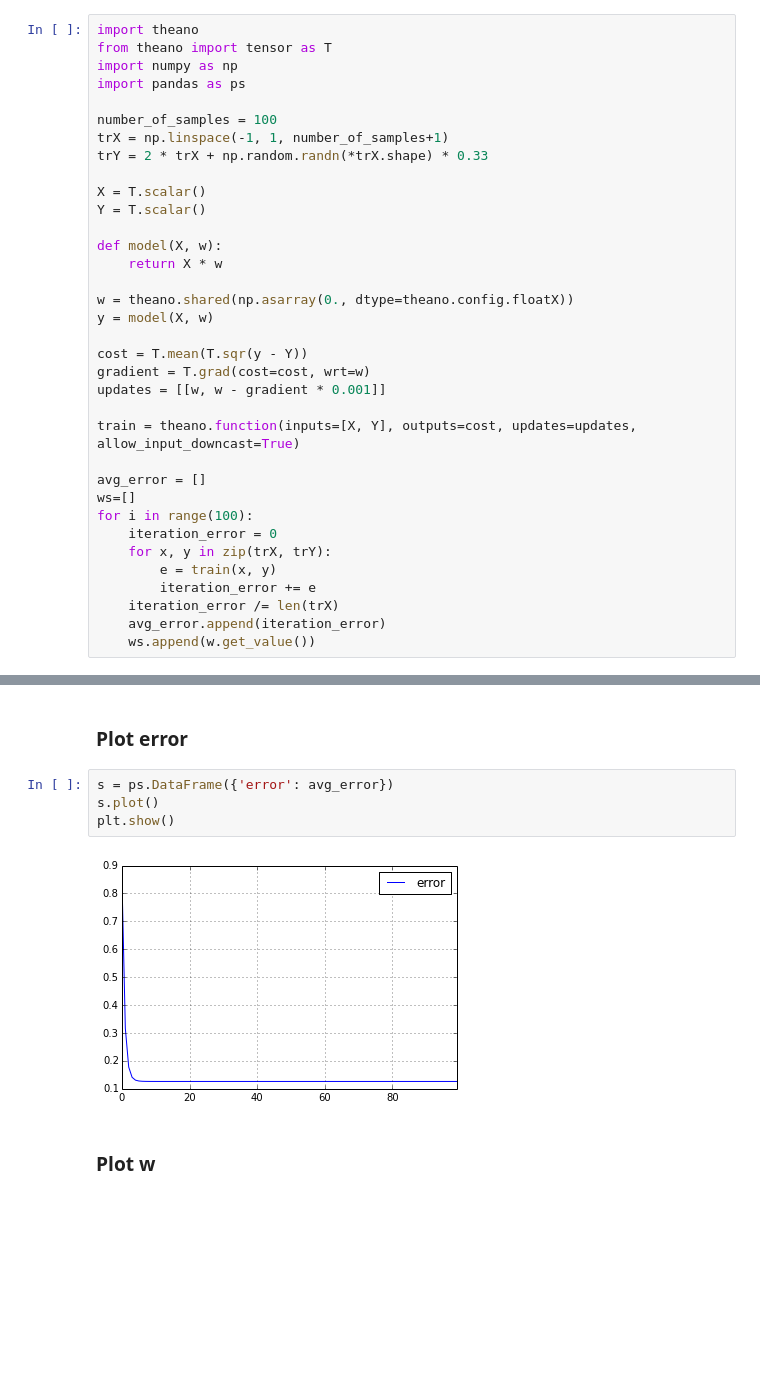
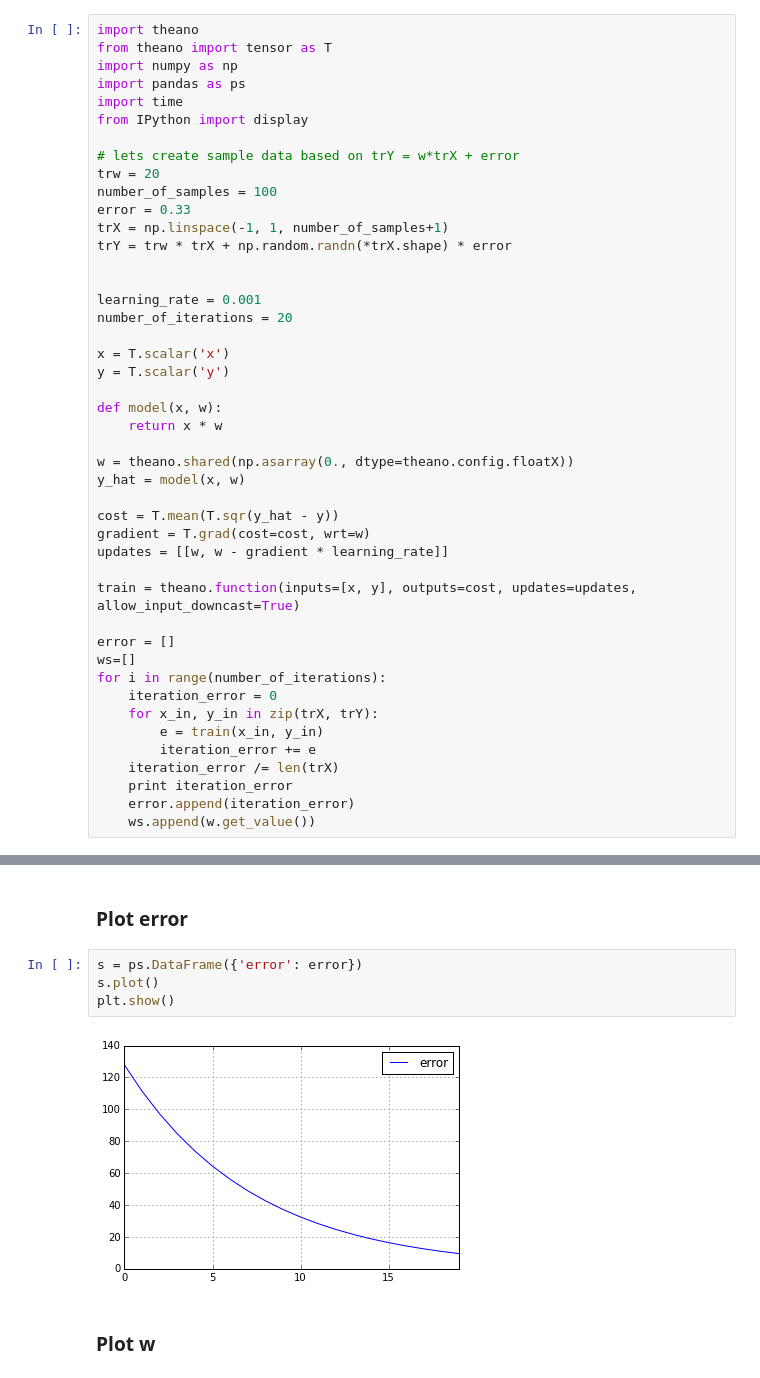
Before and after one commit to dejori/this-and-that, a Jupyter notebook: theano-examples/Linear Models.ipynb, the cells around one changed output, grey strips where cells are left out. Cells and saved outputs as stored; diff of their text form; blank space fills up the shorter version.

```diff
--- a/theano-examples/Linear Models.ipynb
+++ b/theano-examples/Linear Models.ipynb
@@ -5,33 +15,43 @@ import theano
 from theano import tensor as T
 import numpy as np
 import pandas as ps
+import time
+from IPython import display
 
+# lets create sample data based on trY = w*trX + error
+trw = 20
 number_of_samples = 100
+error = 0.33
 trX = np.linspace(-1, 1, number_of_samples+1)
-trY = 2 * trX + np.random.randn(*trX.shape) * 0.33
+trY = trw * trX + np.random.randn(*trX.shape) * error
 
-X = T.scalar()
-Y = T.scalar()
 
-def model(X, w):
-    return X * w
+learning_rate = 0.001
+number_of_iterations = 20
+
+x = T.scalar('x')
+y = T.scalar('y')
+
+def model(x, w):
+    return x * w
 
 w = theano.shared(np.asarray(0., dtype=theano.config.floatX))
-y = model(X, w)
+y_hat = model(x, w)
 
-cost = T.mean(T.sqr(y - Y))
+cost = T.mean(T.sqr(y_hat - y))
 gradient = T.grad(cost=cost, wrt=w)
-updates = [[w, w - gradient * 0.001]]
+updates = [[w, w - gradient * learning_rate]]
 
-train = theano.function(inputs=[X, Y], outputs=cost, updates=updates, allow_input_downcast=True)
+train = theano.function(inputs=[x, y], outputs=cost, updates=updates, allow_input_downcast=True)
 
-avg_error = []
+error = []
 ws=[]
-for i in range(100):
+for i in range(number_of_iterations):
     iteration_error = 0
-    for x, y in zip(trX, trY):
-        e = train(x, y)
+    for x_in, y_in in zip(trX, trY):
+        e = train(x_in, y_in)
         iteration_error += e
     iteration_error /= len(trX)
-    avg_error.append(iteration_error)
+    print iteration_error
+    error.append(iteration_error)
     ws.append(w.get_value())
@@ -38,10 +79,10 @@ for i in range(100):
 # %% [markdown]
 ### Plot error
 # %%
-s = ps.DataFrame({'error': avg_error})
+s = ps.DataFrame({'error': error})
 s.plot()
 plt.show()
 # %% [output]
-[figure, old version]
+[figure, new version]
 # %% [markdown]
 ### Plot w
```
Also changed, not shown: parts of 6 cells of this notebook.
